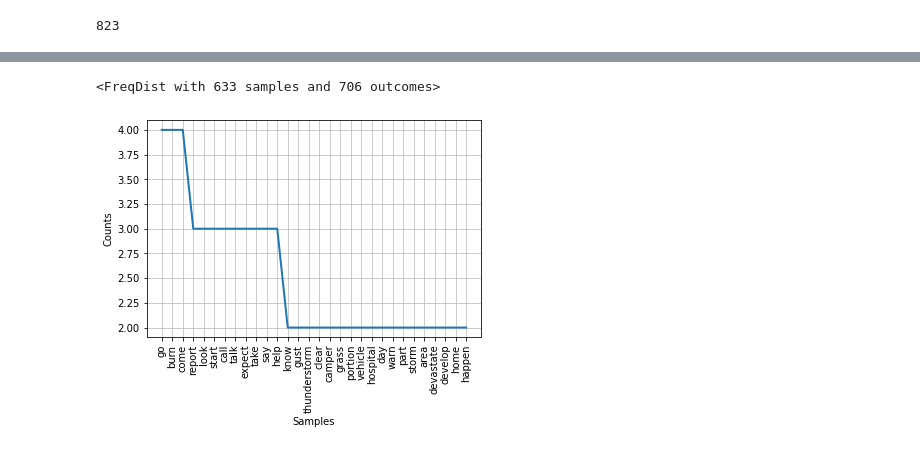
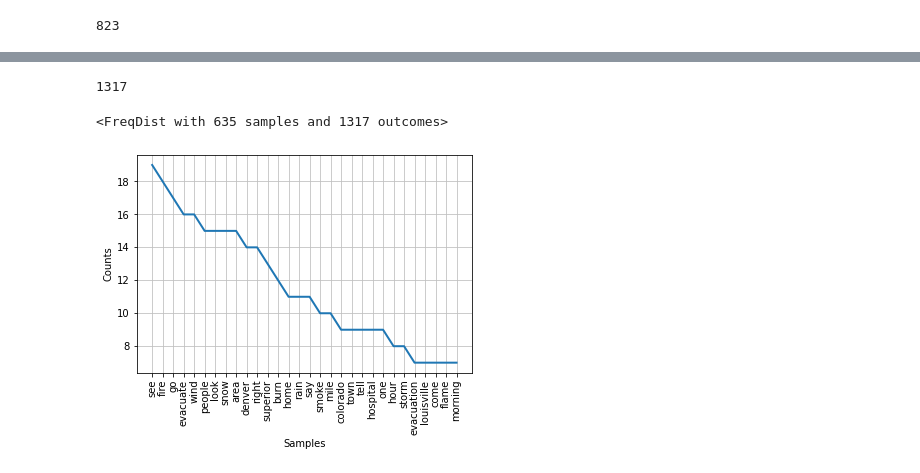
Before and after one commit to rebeldroid12/nielsen-weather-project, a Jupyter notebook: data/cbs.ipynb, the cells around one changed output, grey strips where cells are left out. Cells and saved outputs as stored; diff of their text form; code cells hidden in the pictures.

```diff
--- a/data/cbs.ipynb
+++ b/data/cbs.ipynb
@@ -239,22 +237,25 @@ len(lemma_list)
 # %%
 from nltk.probability import FreqDist
 # no stopwords
-clean_lemma_list = []
+nonstop_lemma_list = []
 
 for word in lemma_list:
+    if word == '':
+        continue
     if word not in final_stopwords:
-        clean_lemma_list.append(word)
-len(clean_lemma_list)
-
-
-# graph frequence distributions of lemma words
-lfdist = FreqDist(clean_lemma_list)
-print(lfdist)
-
-import matplotlib.pyplot as plt
-lfdist.plot(30,cumulative=False)
-plt.show()
+        nonstop_lemma_list.append(word)
+len(nonstop_lemma_list)
 # %% [output]
-<FreqDist with 633 samples and 706 outcomes>
+1317
-[figure, removed]
+# %%
+# graph frequence distributions of lemma words
+lfdist = FreqDist(nonstop_lemma_list)
+print(lfdist)
+
+import matplotlib.pyplot as plt
+lfdist.plot(30,cumulative=False)
+plt.show()
+# %% [output]
+<FreqDist with 635 samples and 1317 outcomes>
+[figure, added]
 # %%
```
Also changed, not shown: parts of 22 cells of this notebook, 18 other files.
